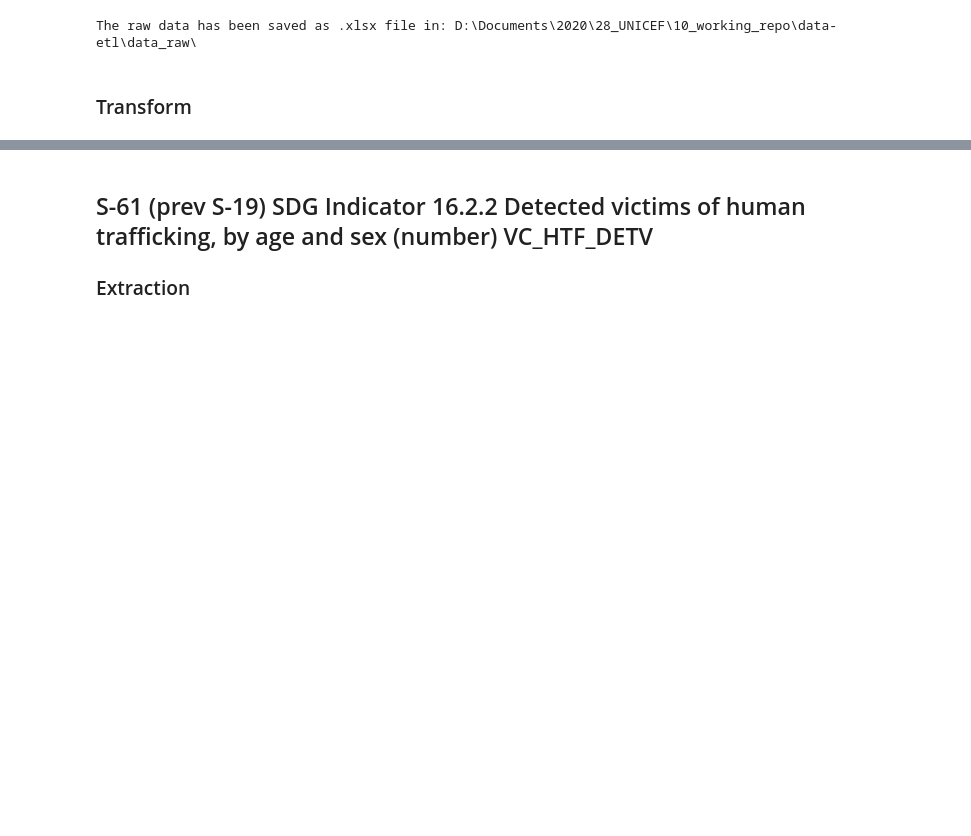
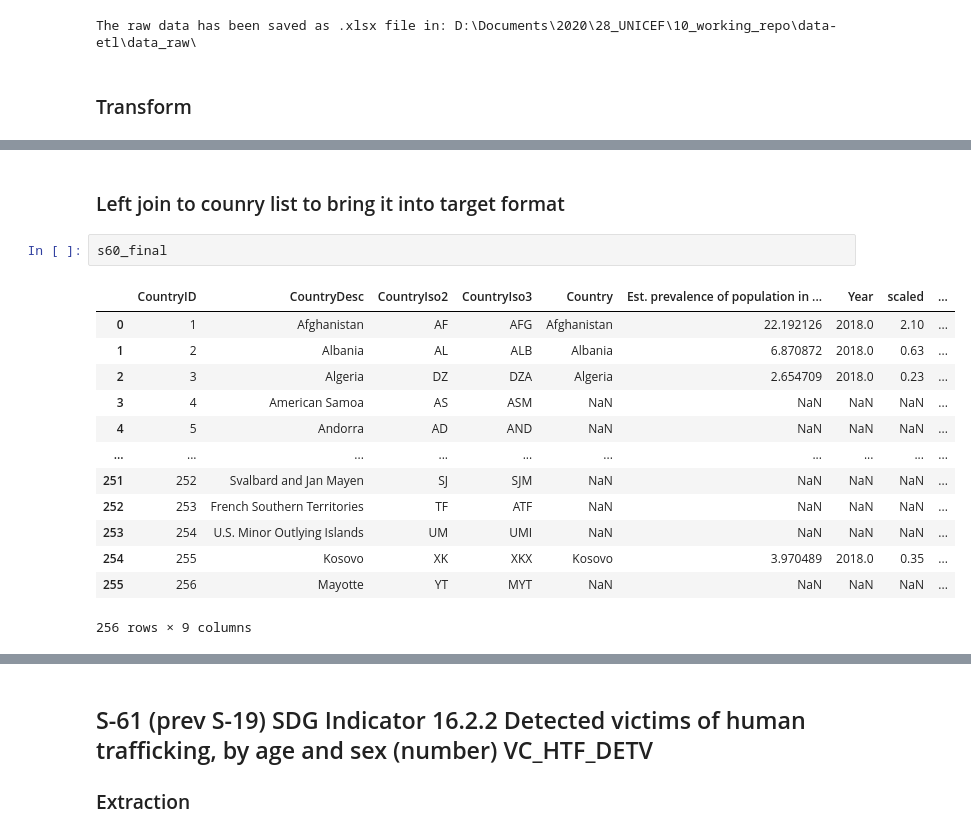
Before and after one commit to m-g-d-c/crba-etl, a Jupyter notebook: main.ipynb, the cells around one changed output, grey strips where cells are left out. Cells and saved outputs as stored; diff of their text form; blank space fills up the shorter version.

Commit message:
Update main.ipynb
Add functions to normaliez data and left join it to the target format table to determine how many values are missing for a given indicator.

```diff
--- a/main.ipynb
+++ b/main.ipynb
@@ -290,0 +457,18 @@ s60_raw.assign(Year = 2018)
+# %% [markdown]
+### Left join to counry list to bring it into target format
+# %%
+s60_final
+# %% [output]
+|  | CountryID | CountryDesc | CountryIso2 | CountryIso3 | Country | Est. prevalence of population in ... | Year | scaled | ... |
+| 0 | 1 | Afghanistan | AF | AFG | Afghanistan | 22.192126 | 2018.0 | 2.10 | ... |
+| 1 | 2 | Albania | AL | ALB | Albania | 6.870872 | 2018.0 | 0.63 | ... |
+| 2 | 3 | Algeria | DZ | DZA | Algeria | 2.654709 | 2018.0 | 0.23 | ... |
+| 3 | 4 | American Samoa | AS | ASM | NaN | NaN | NaN | NaN | ... |
+| 4 | 5 | Andorra | AD | AND | NaN | NaN | NaN | NaN | ... |
+| ... | ... | ... | ... | ... | ... | ... | ... | ... | ... |
+| 251 | 252 | Svalbard and Jan Mayen | SJ | SJM | NaN | NaN | NaN | NaN | ... |
+| 252 | 253 | French Southern Territories | TF | ATF | NaN | NaN | NaN | NaN | ... |
+| 253 | 254 | U.S. Minor Outlying Islands | UM | UMI | NaN | NaN | NaN | NaN | ... |
+| 254 | 255 | Kosovo | XK | XKX | Kosovo | 3.970489 | 2018.0 | 0.35 | ... |
+| 255 | 256 | Mayotte | YT | MYT | NaN | NaN | NaN | NaN | ... |
+256 rows × 9 columns
```
Also changed, not shown: parts of 52 cells of this notebook.
